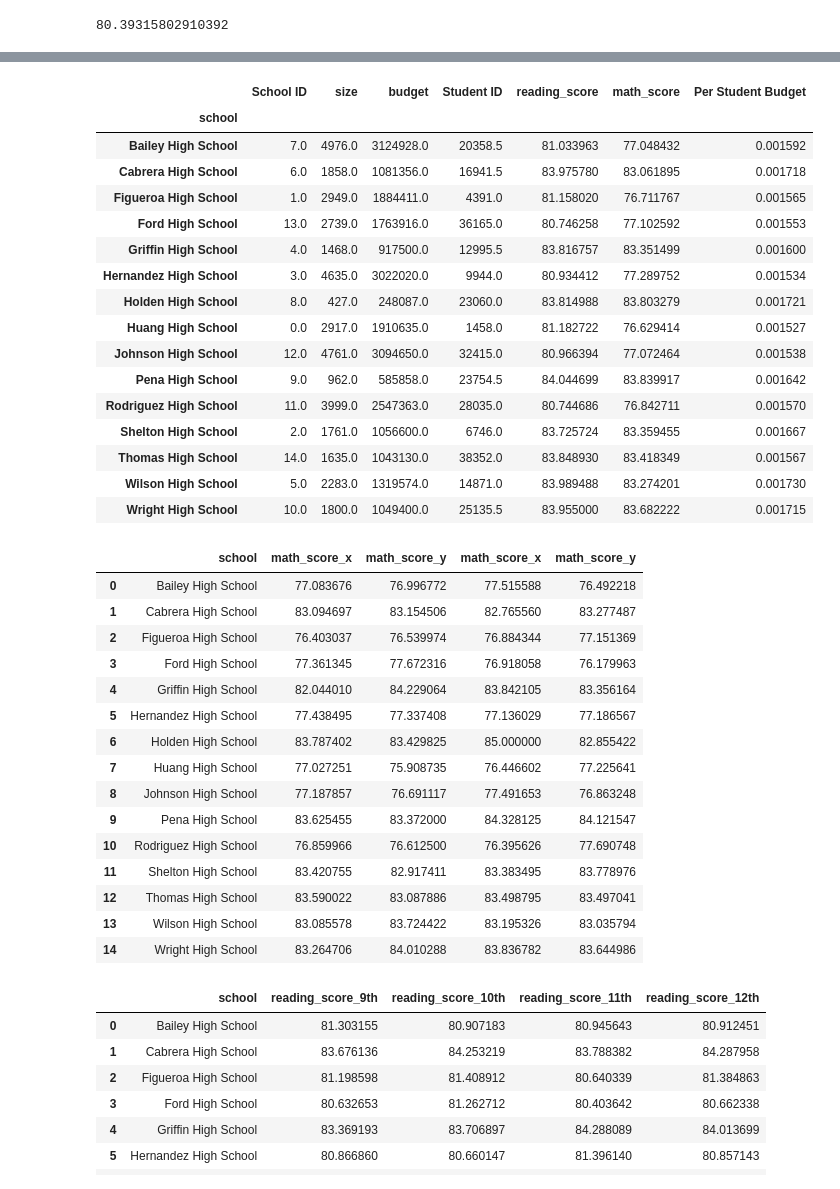
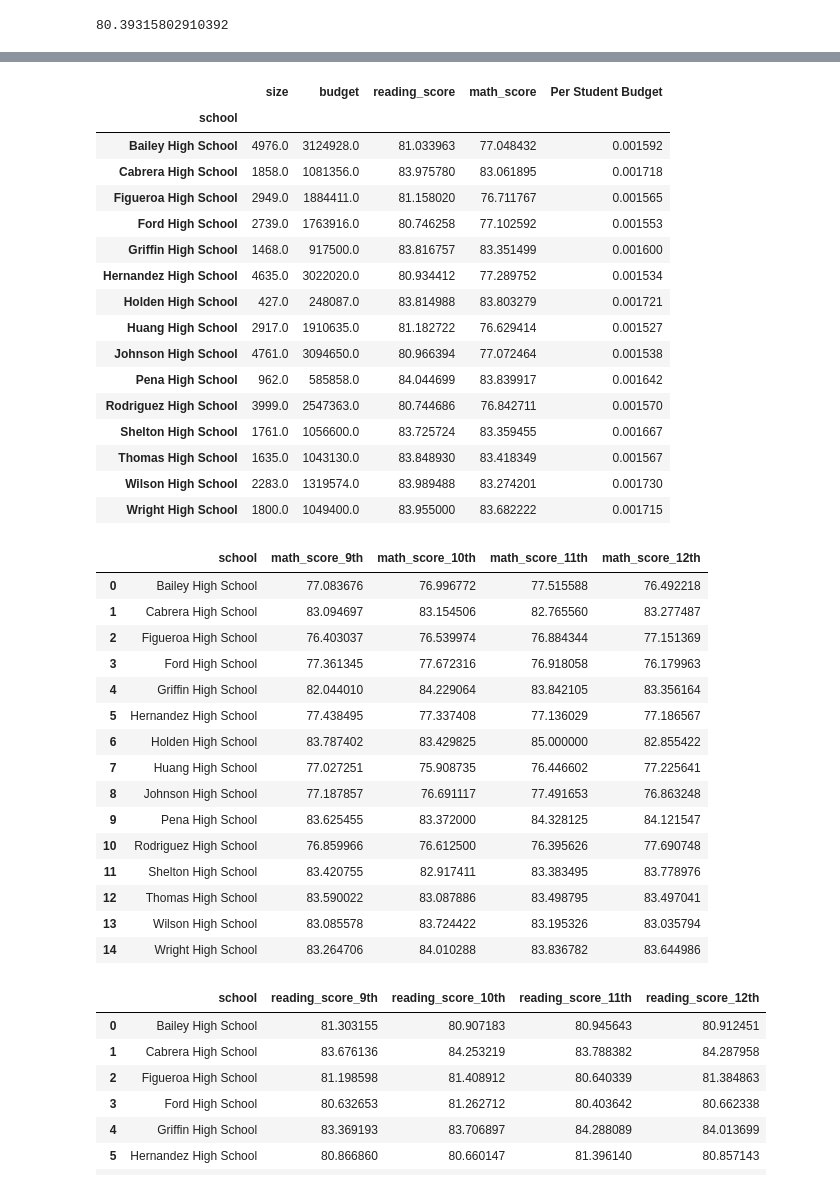
Before and after one commit to ehyoder/Academy_of_Py_Homework, a Jupyter notebook: Academy_of_Py_Beth_Yoder.ipynb, the cells around one changed output, grey strips where cells are left out. Drawn from its saved outputs; the diff is of its cells as text; code cells hidden in the pictures.

```diff
--- a/Academy_of_Py_Beth_Yoder.ipynb
+++ b/Academy_of_Py_Beth_Yoder.ipynb
@@ -85,0 +72,5 @@ merge_table_df.head(25)
+# %%
+# Drop unnecessary columns from df
+merge_table_df = merge_table_df.drop("Student ID", axis=1)
+merge_table_df = merge_table_df.drop("School ID", axis=1)
+merge_table_df.head()
@@ -191,45 +189,46 @@ district_summary_df
 # %%
 #School Summary
 
 #Create an overview table that summarizes key metrics about each school, including:
 #School Name
 #School Type
 #Total Students
 #Total School Budget
 #Per Student Budget
 #Average Math Score
 #Average Reading Score
 #% Passing Math
 #% Passing Reading
 #Overall Passing Rate (Average of the above two)
 
 #merge_table_df.groupby("school").mean() produces the same results as code below
 #new_merge_df.apply(np.mean, axis = 1) is also the same
 new_merge_df = merge_table_df.groupby("school").agg(np.mean)
+#new_merge_df
+
+# Create a new column called "Per Student Budget" and add to existing dataframe
+new_merge_df["Per Student Budget"] = new_merge_df["size"]/new_merge_df["budget"]
+# Create a new column called "Overall Passing Rate"
+#new_merge_df["Overall Passing Rate"] = new_merge_df([percent_passing_math]+[percent_passing_reading]).mean()
 new_merge_df
-
-#add new columns to existing?
-# Create a new column called "Per Student Budget"
-new_merge_df["Per Student Budget"] = new_merge_df["size"]/new_merge_df["budget"]
-new_merge_df
 # %% [output]
-|  | School ID | size | budget | Student ID | reading_score | math_score | Per Student Budget |
-| school |  |  |  |  |  |  |  |
-| Bailey High School | 7.0 | 4976.0 | 3124928.0 | 20358.5 | 81.033963 | 77.048432 | 0.001592 |
-| Cabrera High School | 6.0 | 1858.0 | 1081356.0 | 16941.5 | 83.975780 | 83.061895 | 0.001718 |
-| Figueroa High School | 1.0 | 2949.0 | 1884411.0 | 4391.0 | 81.158020 | 76.711767 | 0.001565 |
-| Ford High School | 13.0 | 2739.0 | 1763916.0 | 36165.0 | 80.746258 | 77.102592 | 0.001553 |
-| Griffin High School | 4.0 | 1468.0 | 917500.0 | 12995.5 | 83.816757 | 83.351499 | 0.001600 |
-| Hernandez High School | 3.0 | 4635.0 | 3022020.0 | 9944.0 | 80.934412 | 77.289752 | 0.001534 |
-| Holden High School | 8.0 | 427.0 | 248087.0 | 23060.0 | 83.814988 | 83.803279 | 0.001721 |
-| Huang High School | 0.0 | 2917.0 | 1910635.0 | 1458.0 | 81.182722 | 76.629414 | 0.001527 |
-| Johnson High School | 12.0 | 4761.0 | 3094650.0 | 32415.0 | 80.966394 | 77.072464 | 0.001538 |
-| Pena High School | 9.0 | 962.0 | 585858.0 | 23754.5 | 84.044699 | 83.839917 | 0.001642 |
-| Rodriguez High School | 11.0 | 3999.0 | 2547363.0 | 28035.0 | 80.744686 | 76.842711 | 0.001570 |
-| Shelton High School | 2.0 | 1761.0 | 1056600.0 | 6746.0 | 83.725724 | 83.359455 | 0.001667 |
-| Thomas High School | 14.0 | 1635.0 | 1043130.0 | 38352.0 | 83.848930 | 83.418349 | 0.001567 |
-| Wilson High School | 5.0 | 2283.0 | 1319574.0 | 14871.0 | 83.989488 | 83.274201 | 0.001730 |
-| Wright High School | 10.0 | 1800.0 | 1049400.0 | 25135.5 | 83.955000 | 83.682222 | 0.001715 |
+|  | size | budget | reading_score | math_score | Per Student Budget |
+| school |  |  |  |  |  |
+| Bailey High School | 4976.0 | 3124928.0 | 81.033963 | 77.048432 | 0.001592 |
+| Cabrera High School | 1858.0 | 1081356.0 | 83.975780 | 83.061895 | 0.001718 |
+| Figueroa High School | 2949.0 | 1884411.0 | 81.158020 | 76.711767 | 0.001565 |
+| Ford High School | 2739.0 | 1763916.0 | 80.746258 | 77.102592 | 0.001553 |
+| Griffin High School | 1468.0 | 917500.0 | 83.816757 | 83.351499 | 0.001600 |
+| Hernandez High School | 4635.0 | 3022020.0 | 80.934412 | 77.289752 | 0.001534 |
+| Holden High School | 427.0 | 248087.0 | 83.814988 | 83.803279 | 0.001721 |
+| Huang High School | 2917.0 | 1910635.0 | 81.182722 | 76.629414 | 0.001527 |
+| Johnson High School | 4761.0 | 3094650.0 | 80.966394 | 77.072464 | 0.001538 |
+| Pena High School | 962.0 | 585858.0 | 84.044699 | 83.839917 | 0.001642 |
+| Rodriguez High School | 3999.0 | 2547363.0 | 80.744686 | 76.842711 | 0.001570 |
+| Shelton High School | 1761.0 | 1056600.0 | 83.725724 | 83.359455 | 0.001667 |
+| Thomas High School | 1635.0 | 1043130.0 | 83.848930 | 83.418349 | 0.001567 |
+| Wilson High School | 2283.0 | 1319574.0 | 83.989488 | 83.274201 | 0.001730 |
+| Wright High School | 1800.0 | 1049400.0 | 83.955000 | 83.682222 | 0.001715 |
 # %%
 # Top performing schools
 # Create a table that highlights the top 5 performing schools based on overall passing rate. Include
@@ -246,7 +247,7 @@ new_merge_df
 # %%
 #Bottom performing schools
 # %%
-# Use a conditional to find math scores for each grade, grouped by school
+# Math scores for each grade, grouped by school
 student_data_df_9th = student_data_df[student_data_df["grade"] == '9th']
 mathbygrade_9th = student_data_df_9th.groupby("school").math_score.mean()
 mathbygrade_9th = mathbygrade_9th.reset_index(level=None, drop=False, name=None, inplace=False)
@@ -264,13 +265,15 @@ mathbygrade_df_12th = student_data_df_12th.groupby("school").math_score.mean()
 mathbygrade_df_12th = mathbygrade_df_12th.reset_index(level=None, drop=False, name=None, inplace=False)
 
 # Merge all new data into one dataframe
-merge_mathbygrade_df = pd.merge(mathbygrade_df_11th, mathbygrade_df_12th, how="outer", on= "school")
+merge_mathbygrade_df = pd.merge(mathbygrade_df_11th, mathbygrade_df_12th, how="outer", on= "school", suffixes=('_11th', '_12th'))
 merge_mathbygrade_df = pd.merge(mathbygrade_10th, merge_mathbygrade_df, how= "outer", on= "school")
 merge_mathbygrade_df = pd.merge(mathbygrade_9th, merge_mathbygrade_df, how= "outer", on= "school")
 merge_mathbygrade_df
 # Change column labels
+merge_mathbygrade_df = merge_mathbygrade_df.rename(columns={"math_score_x":"math_score_9th","math_score_y":"math_score_10th"})
+merge_mathbygrade_df
 # %% [output]
-|  | school | math_score_x | math_score_y | math_score_x | math_score_y |
+|  | school | math_score_9th | math_score_10th | math_score_11th | math_score_12th |
 | 0 | Bailey High School | 77.083676 | 76.996772 | 77.515588 | 76.492218 |
 | 1 | Cabrera High School | 83.094697 | 83.154506 | 82.765560 | 83.277487 |
 | 2 | Figueroa High School | 76.403037 | 76.539974 | 76.884344 | 77.151369 |
```
Also changed, not shown: parts of 7 cells of this notebook.
